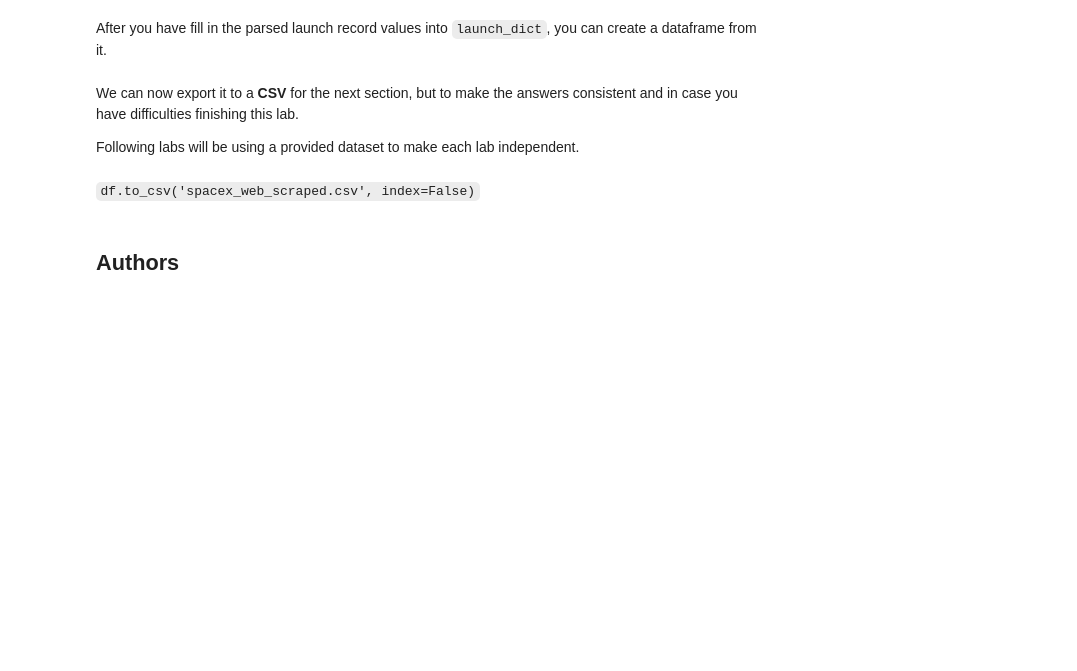
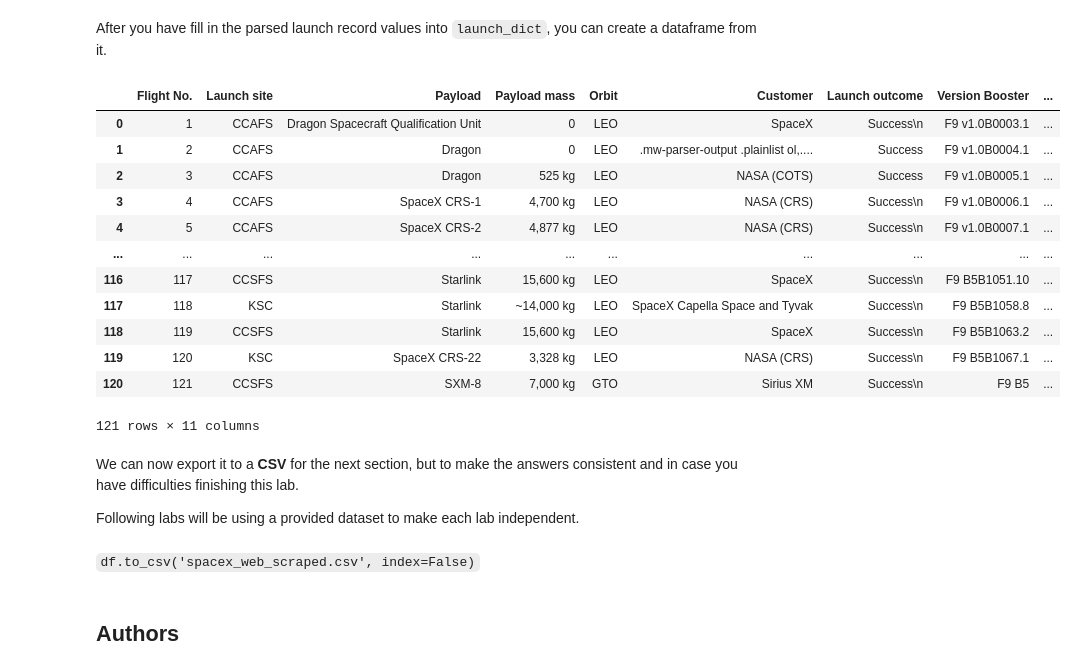
Before and after one commit to zmy2338/IBM.github.io, a Jupyter notebook: 1.1b Web scraping.ipynb, the cells around one changed output. Drawn from its saved outputs; the diff is of its cells as text; code cells hidden in the pictures; blank space fills up the shorter version.

```diff
--- a/1.1b Web scraping.ipynb
+++ b/1.1b Web scraping.ipynb
@@ -131,7 +129,7 @@ requests.get("https://en.wikipedia.org/w/index.php?title=List_of_Falcon_9_and_Fa
 # %% [markdown]
 Create a `BeautifulSoup` object from the HTML `response`
 # %%
-BeautifulSoup()
+soup = BeautifulSoup(data, 'html5lib')
 # Use BeautifulSoup() to create a BeautifulSoup object from a response text content
 # %% [markdown]
 Print the page title to verify if the `BeautifulSoup` object was created properly
@@ -146,6 +147,7 @@ Let's try to find all tables on the wiki page first. If you need to refresh your
 # %%
 # Use the find_all function in the BeautifulSoup object, with element type `table`
 # Assign the result to a list called `html_tables`
+html_tables = soup.find_all('table')
 # %% [markdown]
 Starting from the third table is our target table contains the actual launch records.
 # %%
@@ -186,6 +206,10 @@ column_names = []
 # Apply find_all() function with `th` element on first_launch_table
 # Iterate each th element and apply the provided extract_column_from_header() to get a column name
 # Append the Non-empty column name (`if name is not None and len(name) > 0`) into a list called column_names
+for row in first_launch_table.find_all('th'):
+    name = extract_column_from_header(row)
+    if (name != None and len(name) > 0):
+        column_names.append(name)
 # %% [markdown]
 Check the extracted column names
 # %%
@@ -239,17 +265,20 @@ for table_number,table in enumerate(soup.find_all('table',"wikitable plainrowhea
             extracted_row += 1
             # Flight Number value
             # TODO: Append the flight_number into launch_dict with key `Flight No.`
+            launch_dict['Flight No.'].append(flight_number) #TODO-1
             #print(flight_number)
             datatimelist=date_time(row[0])
 
             # Date value
             # TODO: Append the date into launch_dict with key `Date`
             date = datatimelist[0].strip(',')
+            launch_dict['Date'].append(date) #TODO-2
             #print(date)
 
             # Time value
             # TODO: Append the time into launch_dict with key `Time`
             time = datatimelist[1]
+            launch_dict['Time'].append(time) #TODO-3
             #print(time)
 
             # Booster version
@@ -257,39 +286,47 @@ for table_number,table in enumerate(soup.find_all('table',"wikitable plainrowhea
             bv=booster_version(row[1])
             if not(bv):
                 bv=row[1].a.string
+            launch_dict['Version Booster'].append(bv) #TODO-4
             print(bv)
 
             # Launch Site
             # TODO: Append the bv into launch_dict with key `Launch Site`
             launch_site = row[2].a.string
+            launch_dict['Launch site'].append(launch_site) #TODO-5
             #print(launch_site)
 
             # Payload
             # TODO: Append the payload into launch_dict with key `Payload`
             payload = row[3].a.string
+            launch_dict['Payload'].append(payload) #TODO-6
             #print(payload)
 
             # Payload Mass
             # TODO: Append the payload_mass into launch_dict with key `Payload mass`
             payload_mass = get_mass(row[4])
+            launch_dict['Payload mass'].append(payload_mass) #TODO-7
             #print(payload)
 
             # Orbit
             # TODO: Append the orbit into launch_dict with key `Orbit`
             orbit = row[5].a.string
+            launch_dict['Orbit'].append(orbit) #TODO-8
             #print(orbit)
 
             # Customer
             # TODO: Append the customer into launch_dict with key `Customer`
-            customer = row[6].a.string
+            customer = row[6].text.strip()
+            launch_dict['Customer'].append(customer) #TODO-9
             #print(customer)
 
             # Launch outcome
             # TODO: Append the launch_outcome into launch_dict with key `Launch outcome`
             launch_outcome = list(row[7].strings)[0]
+            launch_dict['Launch outcome'].append(launch_outcome) #TODO-10
             #print(launch_outcome)
 
             # Booster landing
             # TODO: Append the launch_outcome into launch_dict with key `Booster landing`
             booster_landing = landing_status(row[8])
+            launch_dict['Booster landing'].append(booster_landing) #TODO-11
             #print(booster_landing)
@@ -297,6 +352,22 @@ for table_number,table in enumerate(soup.find_all('table',"wikitable plainrowhea
 After you have fill in the parsed launch record values into `launch_dict`, you can create a dataframe from it.
 # %%
 df=pd.DataFrame(launch_dict)
+# %%
+df
+# %% [output]
+|  | Flight No. | Launch site | Payload | Payload mass | Orbit | Customer | Launch outcome | Version Booster | ... |
+| 0 | 1 | CCAFS | Dragon Spacecraft Qualification Unit | 0 | LEO | SpaceX | Success\n | F9 v1.0B0003.1 | ... |
+| 1 | 2 | CCAFS | Dragon | 0 | LEO | .mw-parser-output .plainlist ol,.... | Success | F9 v1.0B0004.1 | ... |
+| 2 | 3 | CCAFS | Dragon | 525 kg | LEO | NASA (COTS) | Success | F9 v1.0B0005.1 | ... |
+| 3 | 4 | CCAFS | SpaceX CRS-1 | 4,700 kg | LEO | NASA (CRS) | Success\n | F9 v1.0B0006.1 | ... |
+| 4 | 5 | CCAFS | SpaceX CRS-2 | 4,877 kg | LEO | NASA (CRS) | Success\n | F9 v1.0B0007.1 | ... |
+| ... | ... | ... | ... | ... | ... | ... | ... | ... | ... |
+| 116 | 117 | CCSFS | Starlink | 15,600 kg | LEO | SpaceX | Success\n | F9 B5B1051.10 | ... |
+| 117 | 118 | KSC | Starlink | ~14,000 kg | LEO | SpaceX Capella Space and Tyvak | Success\n | F9 B5B1058.8 | ... |
+| 118 | 119 | CCSFS | Starlink | 15,600 kg | LEO | SpaceX | Success\n | F9 B5B1063.2 | ... |
+| 119 | 120 | KSC | SpaceX CRS-22 | 3,328 kg | LEO | NASA (CRS) | Success\n | F9 B5B1067.1 | ... |
+| 120 | 121 | CCSFS | SXM-8 | 7,000 kg | GTO | Sirius XM | Success\n | F9 B5 | ... |
+121 rows × 11 columns
 # %% [markdown]
 We can now export it to a <b>CSV</b> for the next section, but to make the answers consistent and in case you have difficulties finishing this lab.
 
```
Also changed, not shown: parts of 6 cells of this notebook.
